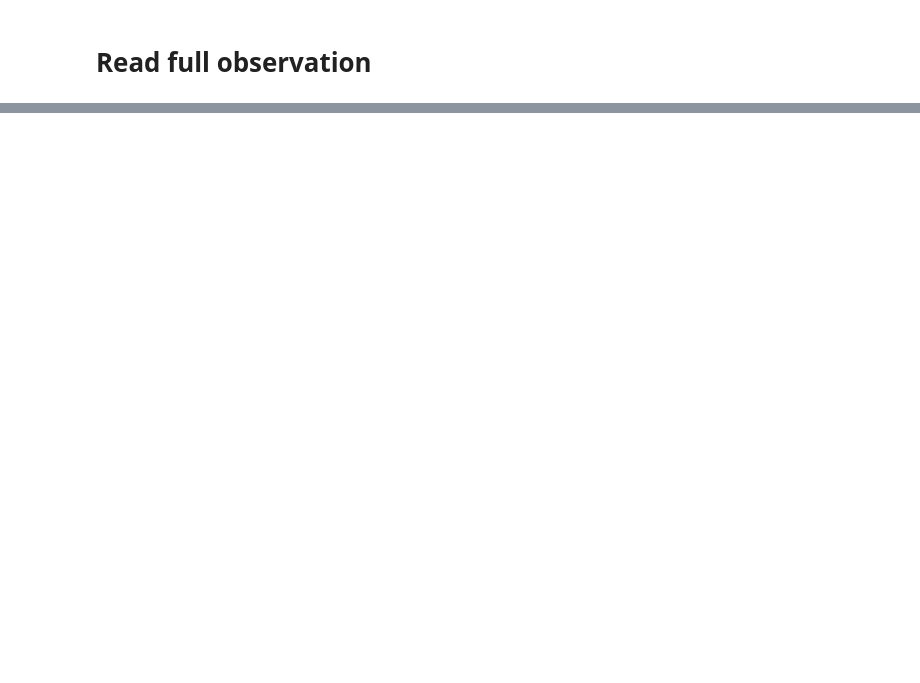
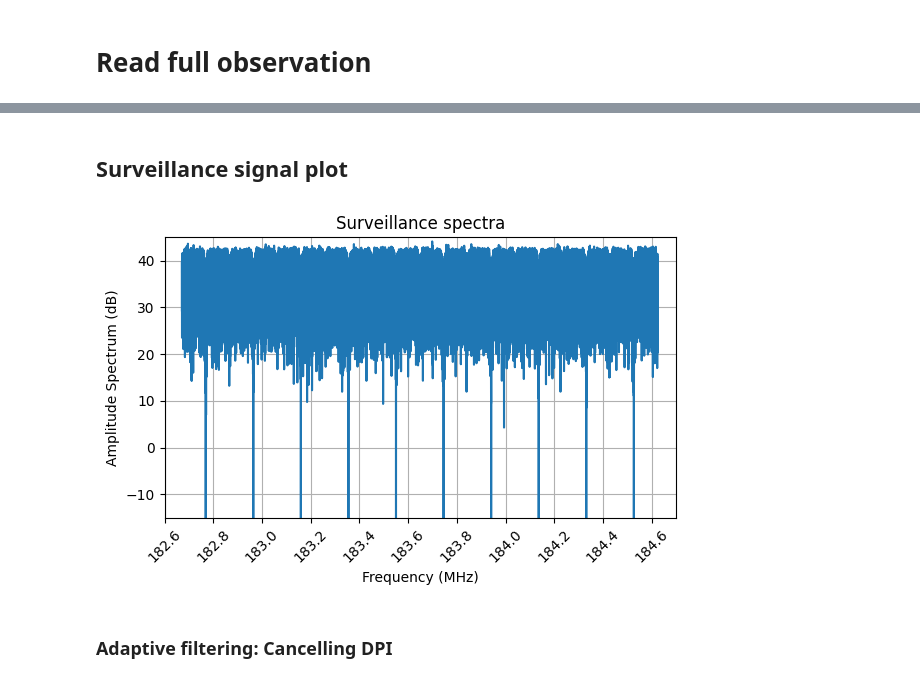
Before and after one commit to lorainn/lofar-passive-radar, a Jupyter notebook: read_udp_pack.ipynb, the cells around one changed output, grey strips where cells are left out. Cells and saved outputs as stored; diff of their text form; code cells hidden in the pictures; blank space fills up the shorter version.

```diff
--- a/read_udp_pack.ipynb
+++ b/read_udp_pack.ipynb
@@ -567,0 +630,43 @@ Valid pakcets: 1223357
+# %% [markdown]
+## Surveillance signal plot
+# %%
+import numpy as np
+import matplotlib.pyplot as plt
+from scipy.fft import fft, fftshift
+
+surv = np.memmap("/content/drive/MyDrive/Colab THESIS/signals/surveillance.dat",
+                 dtype='complex64', mode='r', shape=(5000000, 61, 16))
+
+spectra = []
+
+for b in range(10):
+    samples = surv[:5000, b, :].flatten() # take short fast fragment
+    sp = 10 * np.log10(np.abs(fftshift(fft(samples))) + 1e-12)
+    spectra.append(sp)
+
+spectra = np.concatenate(spectra)
+
+fs = 195312.5
+f_center = 183.648 # Centro del DAB en MHz
+bw = (10 * fs) / 1e6
+f_start = f_center - (bw / 2)
+f_end = f_center + (bw / 2)
+
+frequencies = np.linspace(f_start, f_end, len(spectra))
+
+# Graficar
+plt.figure(figsize=(6, 4))
+plt.plot(frequencies, spectra)
+plt.title("Surveillance spectra")
+plt.xlabel("Frequency (MHz)")
+plt.xlim(182.6, 184.7)
+plt.xticks([182.6, 182.8, 183.0, 183.2, 183.4, 183.6,  183.8, 184.0, 184.2, 184.4, 184.6], rotation=45)
+plt.ylabel("Amplitude Spectrum (dB)")
+plt.ylim(-15,45)
+plt.grid(True)
+plt.tight_layout()
+plt.show()
+# %% [output]
+[figure, added]
+# %% [markdown]
+### Adaptive filtering: Cancelling DPI
```
Also changed, not shown: parts of 21 cells of this notebook, 3 other files.
